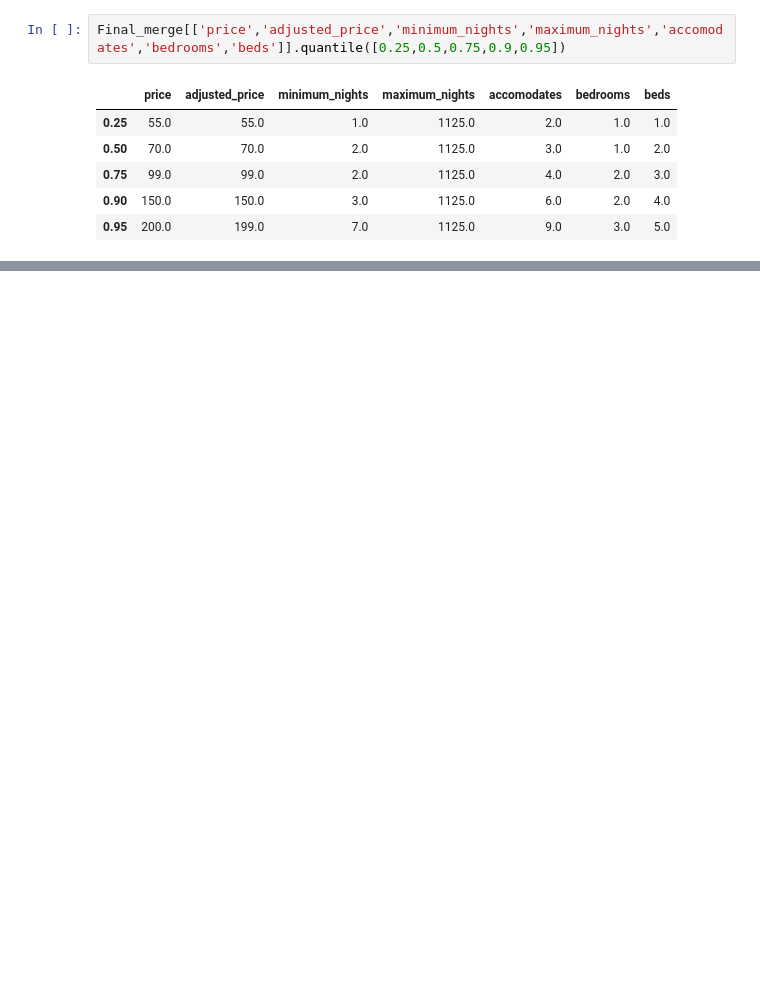
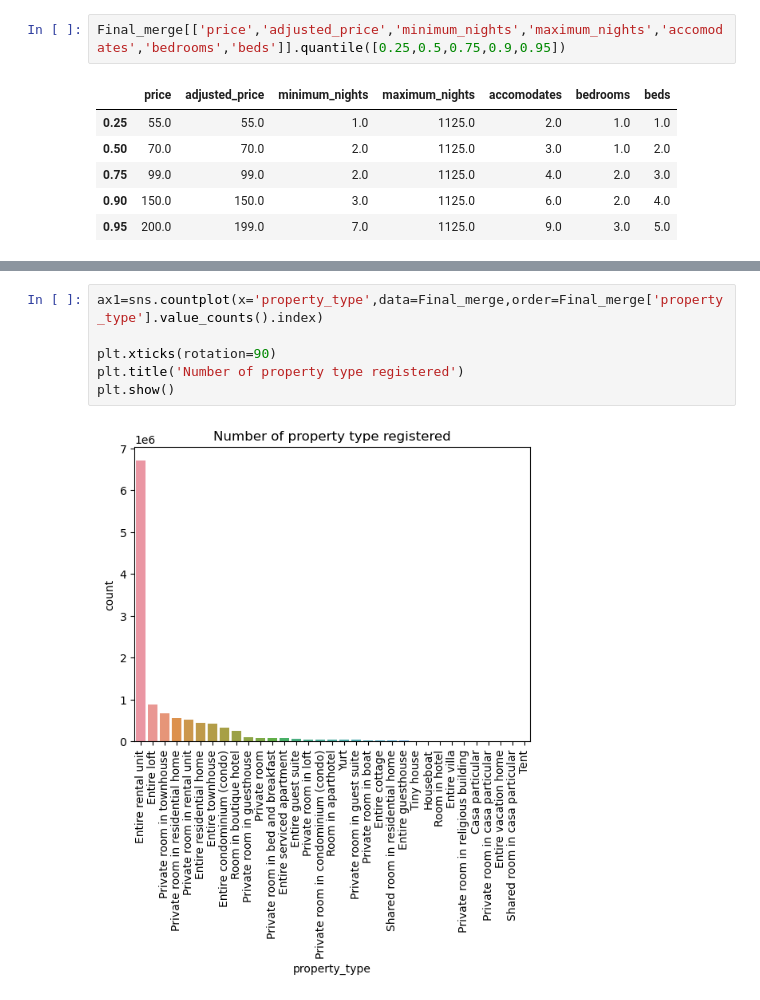
Before and after one commit to siroi97/HV_capstone_airbnb, a Jupyter notebook: Air_BNB_Python_file.ipynb, the cells around one changed output, grey strips where cells are left out. Saved outputs shown, nothing was run; the diff lists cells and outputs as text; blank space fills up the shorter version.

```diff
--- a/Air_BNB_Python_file.ipynb
+++ b/Air_BNB_Python_file.ipynb
@@ -644,0 +886,8 @@ Finding Data Anamolies??
+# %%
+ax1=sns.countplot(x='property_type',data=Final_merge,order=Final_merge['property_type'].value_counts().index)
+
+plt.xticks(rotation=90)
+plt.title('Number of property type registered')
+plt.show()
+# %% [output]
+[figure, added]
```
Also changed, not shown: parts of 51 cells of this notebook.
